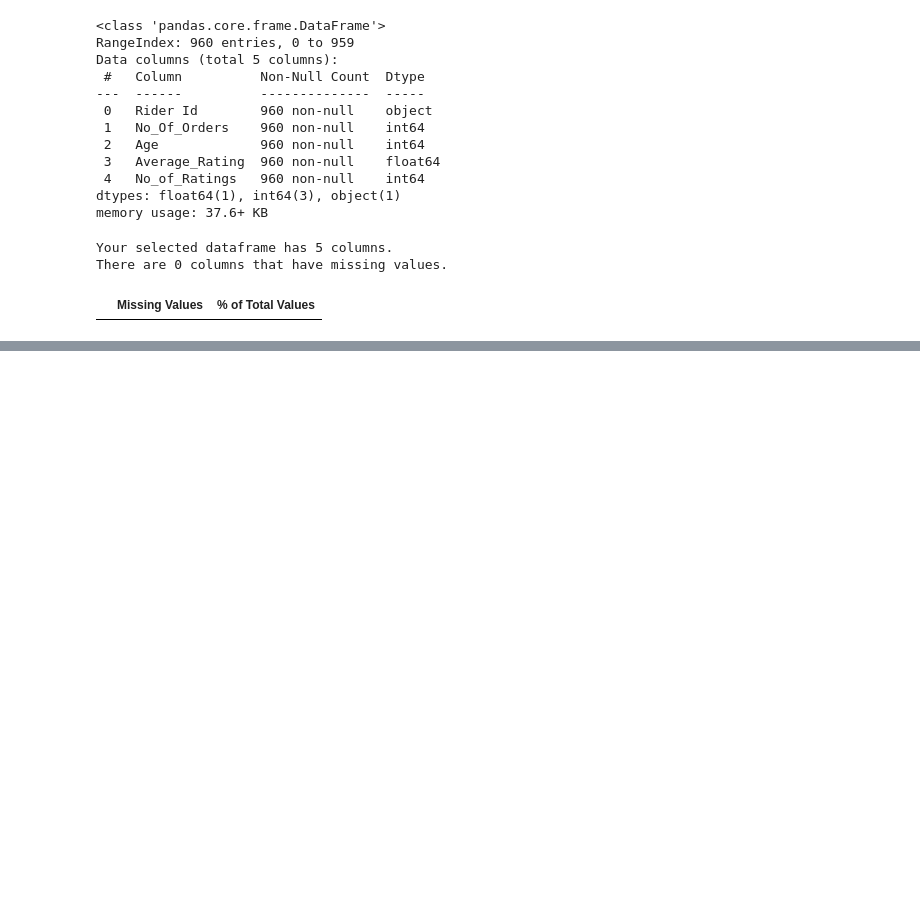
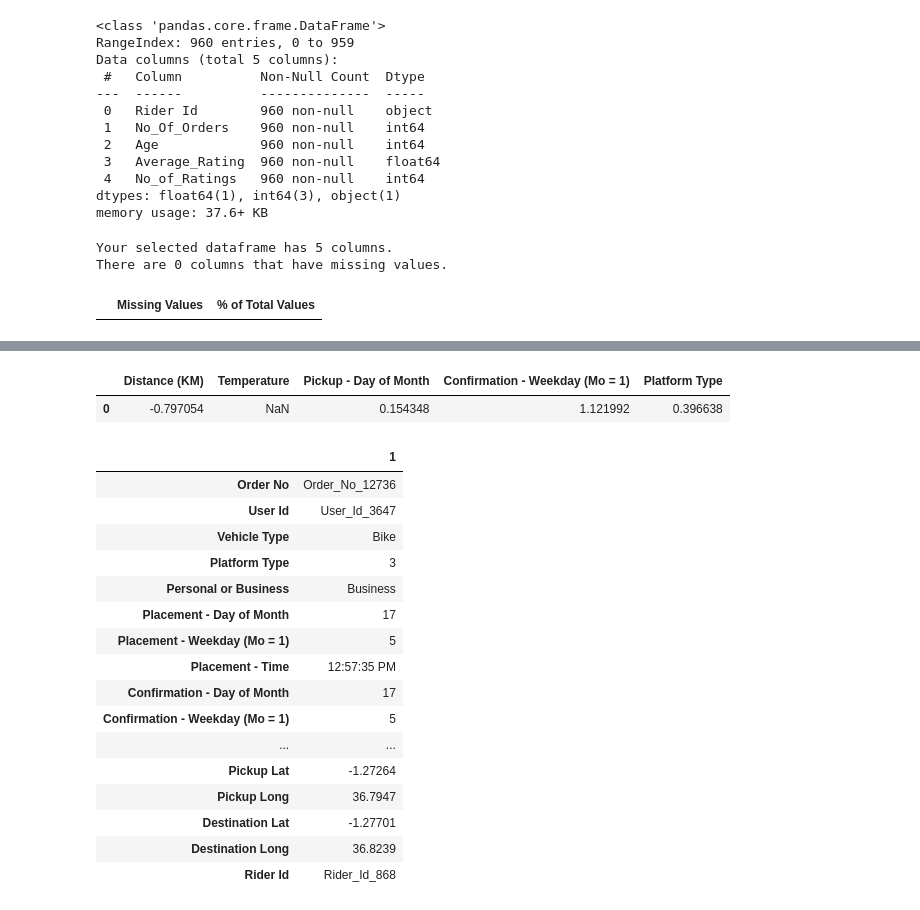
Before and after one commit to BileOara/REGRESSION, a Jupyter notebook: Predict_Regression_LM_v02.ipynb, the cells around one changed output, grey strips where cells are left out. Saved outputs shown, nothing was run; the diff lists cells and outputs as text; code cells hidden in the pictures; blank space fills up the shorter version.

```diff
--- a/Predict_Regression_LM_v02.ipynb
+++ b/Predict_Regression_LM_v02.ipynb
@@ -274,0 +452,25 @@ There are 0 columns that have missing values.
+# %%
+scale_data(list_predictors, feature_vector_df)
+# %% [output]
+|  | Distance (KM) | Temperature | Pickup - Day of Month | Confirmation - Weekday (Mo = 1) | Platform Type |
+| 0 | -0.797054 | NaN | 0.154348 | 1.121992 | 0.396638 |
+# %%
+pd.DataFrame(test_df.iloc[1])
+# %% [output]
+|  | 1 |
+| Order No | Order_No_12736 |
+| User Id | User_Id_3647 |
+| Vehicle Type | Bike |
+| Platform Type | 3 |
+| Personal or Business | Business |
+| Placement - Day of Month | 17 |
+| Placement - Weekday (Mo = 1) | 5 |
+| Placement - Time | 12:57:35 PM |
+| Confirmation - Day of Month | 17 |
+| Confirmation - Weekday (Mo = 1) | 5 |
+| ... | ... |
+| Pickup Lat | -1.27264 |
+| Pickup Long | 36.7947 |
+| Destination Lat | -1.27701 |
+| Destination Long | 36.8239 |
+| Rider Id | Rider_Id_868 |
```
Also changed, not shown: parts of 56 cells of this notebook.
